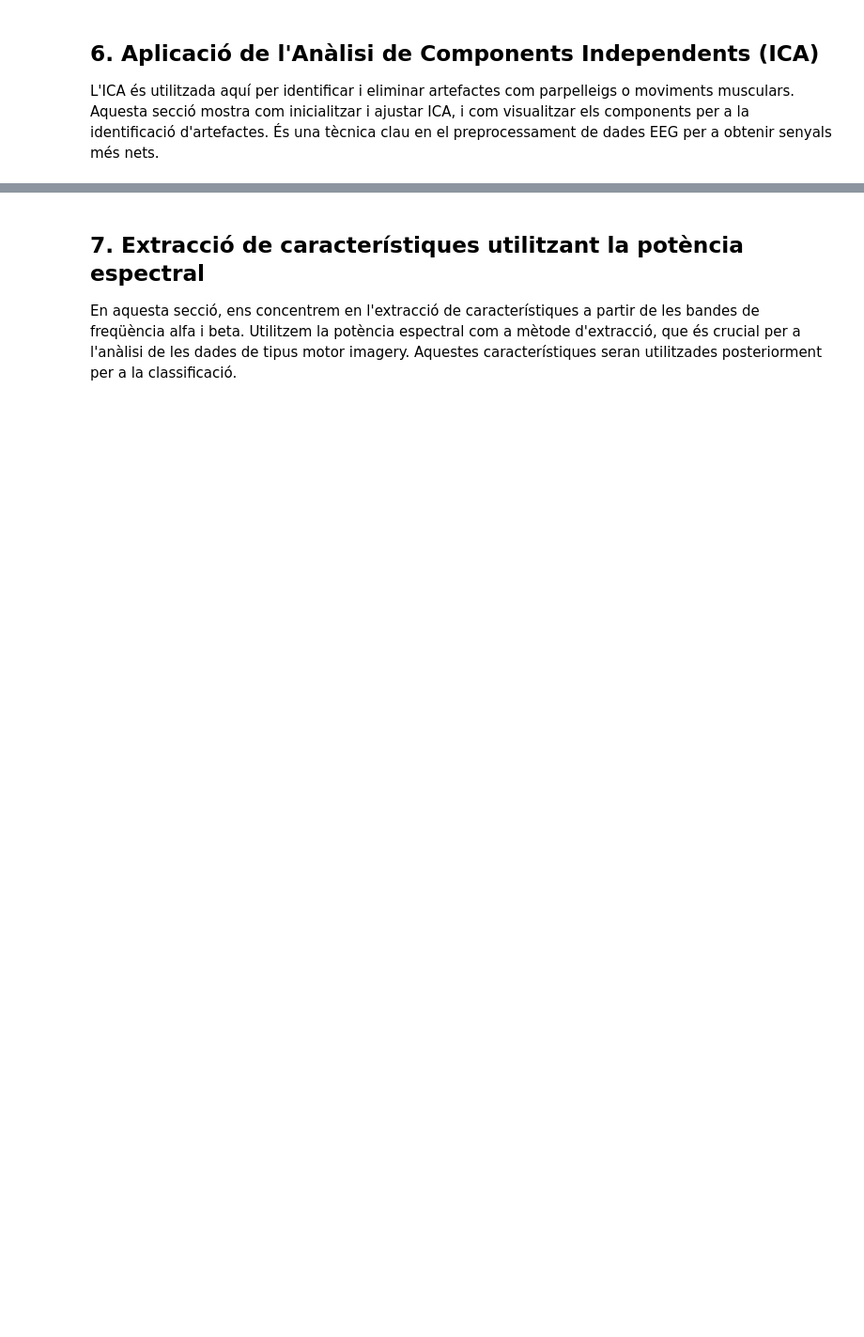
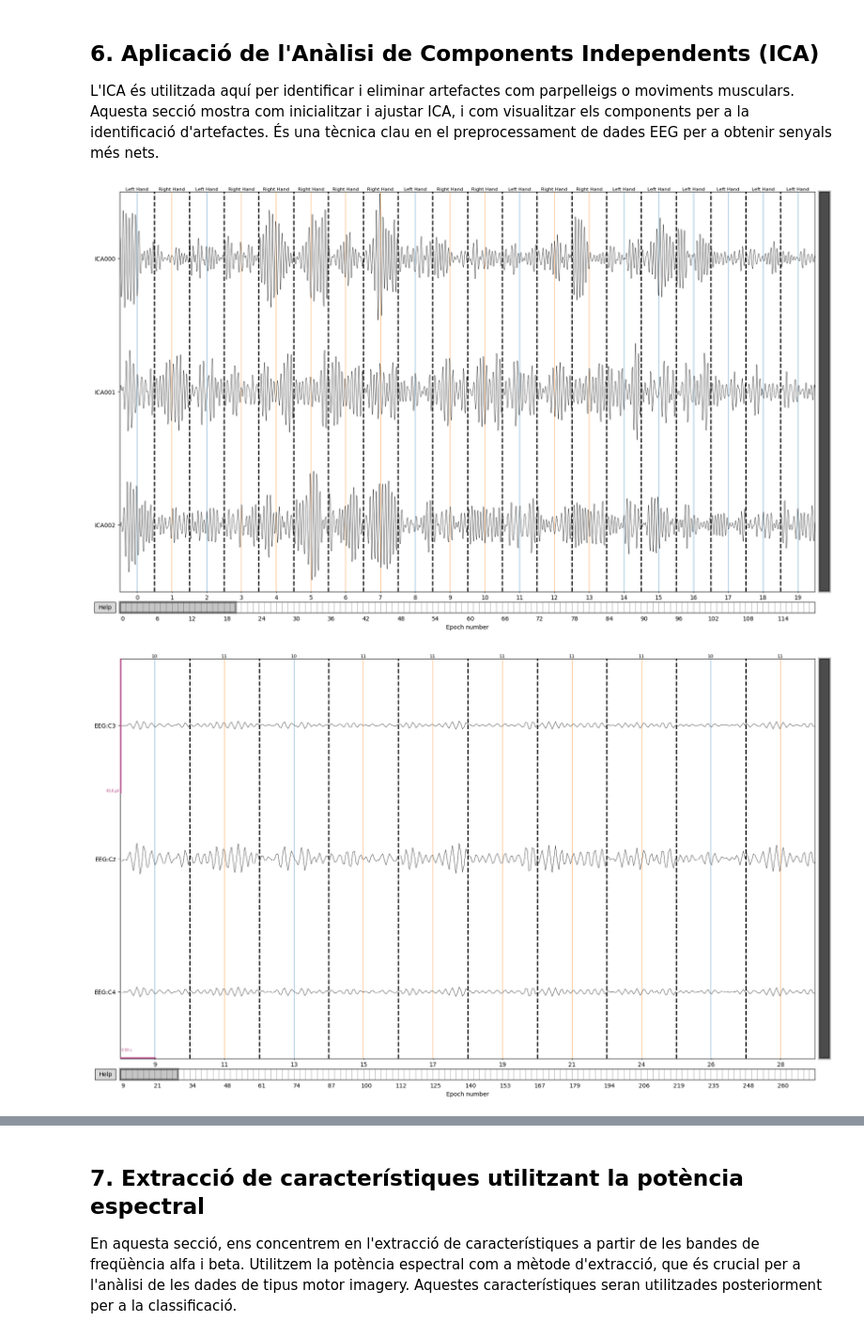
Before and after one commit to mugiwarafx/BCI-Competition-IV-Experiments-data-set-B, a Jupyter notebook: models/svm.ipynb, the cells around one changed output, grey strips where cells are left out. Shown at 94% size. Saved outputs shown, nothing was run; the diff lists cells and outputs as text; code cells hidden in the pictures; blank space fills up the shorter version.

```diff
--- a/models/svm.ipynb
+++ b/models/svm.ipynb
@@ -122,13 +192,14 @@ L'ICA és utilitzada aquí per identificar i eliminar artefactes com parpelleigs
 Aquesta secció mostra com inicialitzar i ajustar ICA, i com visualitzar els components per a la identificació d'artefactes.
 És una tècnica clau en el preprocessament de dades EEG per a obtenir senyals més nets.
 # %%
+
 from mne.preprocessing import ICA
 
 # Número de components per a ICA
 n_components = len(filtered_epochs.ch_names)
 
 # Inicialitza i ajusta ICA
-ica = ICA(n_components=n_components, random_state=97, max_iter=800)
+ica = ICA(n_components=.99, random_state=42, max_iter=800) #https://neuraldatascience.io/7-eeg/erp_artifacts.html
 ica.fit(filtered_epochs)
 
 # Traça els components ICA (les fonts)
@@ -136,7 +207,6 @@ ica.plot_sources(filtered_epochs, show_scrollbars=True)
 
 # Guarda el gràfic si és necessari
 # ica.plot_sources(filtered_epochs).savefig('ica_sources_plot.png')
-
 """
 from itertools import combinations
 
@@ -144,33 +214,65 @@ n_ica_components = len(ica.ch_names)
 
 # Limit per al nombre de components a excloure en cada prova
 max_excluded = 2
 
 # Prepara els epochs originals per a la comparació
 original_epochs = filtered_epochs.copy()
 
 # Bucle per a provar totes les combinacions possibles
 for n in range(max_excluded + 1):
     for components_to_exclude in combinations(range(n_ica_components), n):
         # Exclou els components seleccionats
         ica.exclude = list(components_to_exclude)
 
         # Aplica ICA als epochs filtrats
         cleaned_epochs = ica.apply(original_epochs.copy())
 
         # Visualitza els senyals nets
         print(f"Provant amb components exclosos: {components_to_exclude}")
         cleaned_epochs.plot(n_epochs=10, n_channels=len(original_epochs.ch_names))
 
-La combinació on s'elimina les components 0,1 es la que millors resultats dóna, per tant, la utilitzarem
+#La combinació on s'elimina les components 0,1 es la que millors resultats dóna, per tant, la utilitzarem
 """
+
 # Prepara els epochs originals per a la comparació
 original_epochs = filtered_epochs.copy()
 
 # Exclou els components seleccionats
-ica.exclude = [0, 1]
+ica.exclude = [0,2]
 
 # Aplica ICA als epochs filtrats
 cleaned_epochs = ica.apply(original_epochs.copy())
 
 # Visualitza els senyals nets
-cleaned_epochs.plot(n_epochs=10, n_channels=len(original_epochs.ch_names))
+cleaned_epochs.plot(n_epochs=10, n_channels=len(original_epochs.ch_names), events=True)
+
+# Importar AutoReject
+from autoreject import AutoReject
+
+# Reanomenar els canals a noms estàndards
+mappings = {'EEG:C3': 'C3', 'EEG:Cz': 'Cz', 'EEG:C4': 'C4'}
+cleaned_epochs.rename_channels(mappings)
+
+# Després, assignar un muntatge estàndard
+montage = mne.channels.make_standard_montage('standard_1020')
+cleaned_epochs.set_montage(montage)
+
+
+# Definir el model AutoReject
+ar = AutoReject(n_interpolate=[1, 2, 3, 4],
+                random_state=42,
+                picks=mne.pick_types(cleaned_epochs.info, eeg=True, eog=False),
+                n_jobs=-1,
+                verbose=False)
+
+# Ajustar AutoReject a les epochs netes
+ar.fit(cleaned_epochs)
+
+# Aplicar AutoReject per a obtenir epochs netejats i el registre de rebuig
+epochs_ar, reject_log = ar.transform(cleaned_epochs, return_log=True)
+
+# Opcional: Visualitzar el registre de rebuig per a veure quins epochs han estat afectats
+reject_log.plot()
+# %% [output]
+[figure, added]
+[figure, added]
```
Also changed, not shown: parts of 9 cells of this notebook, 1 other file.
